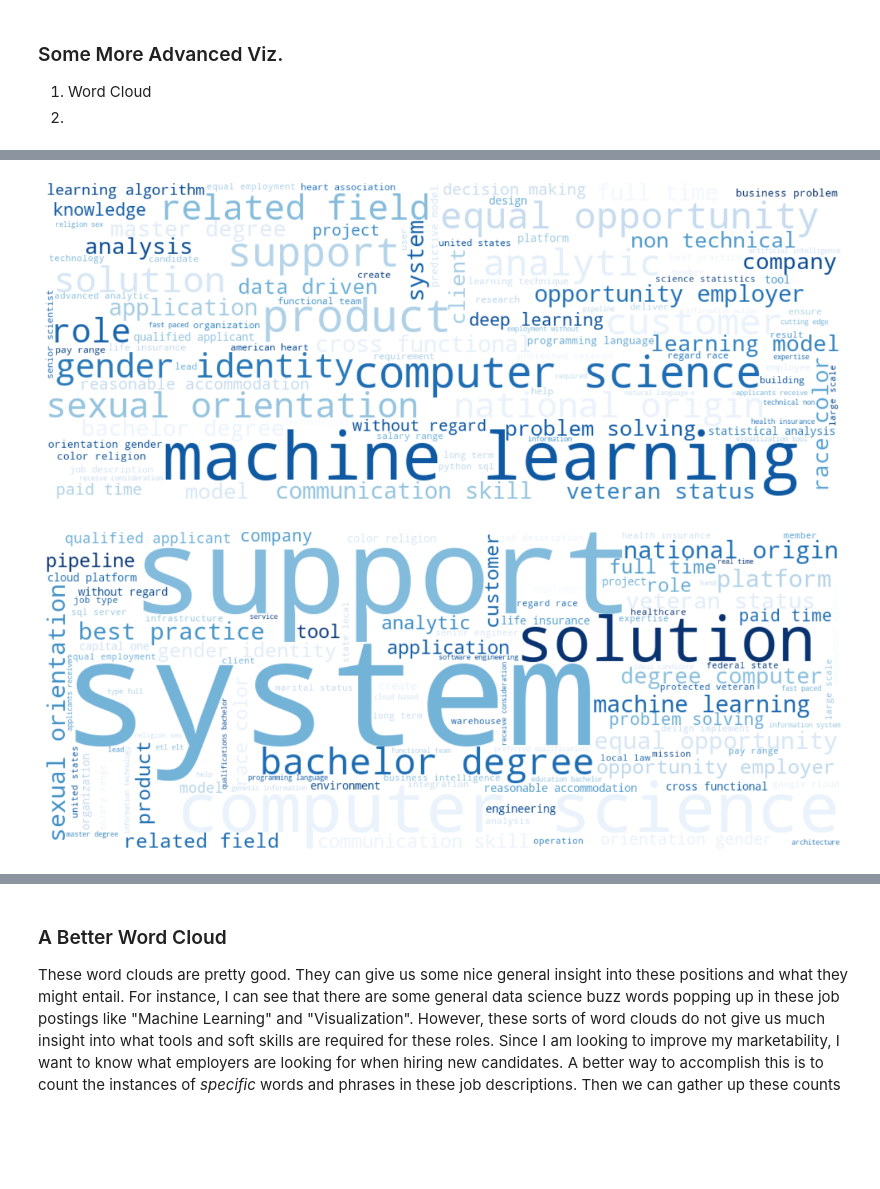
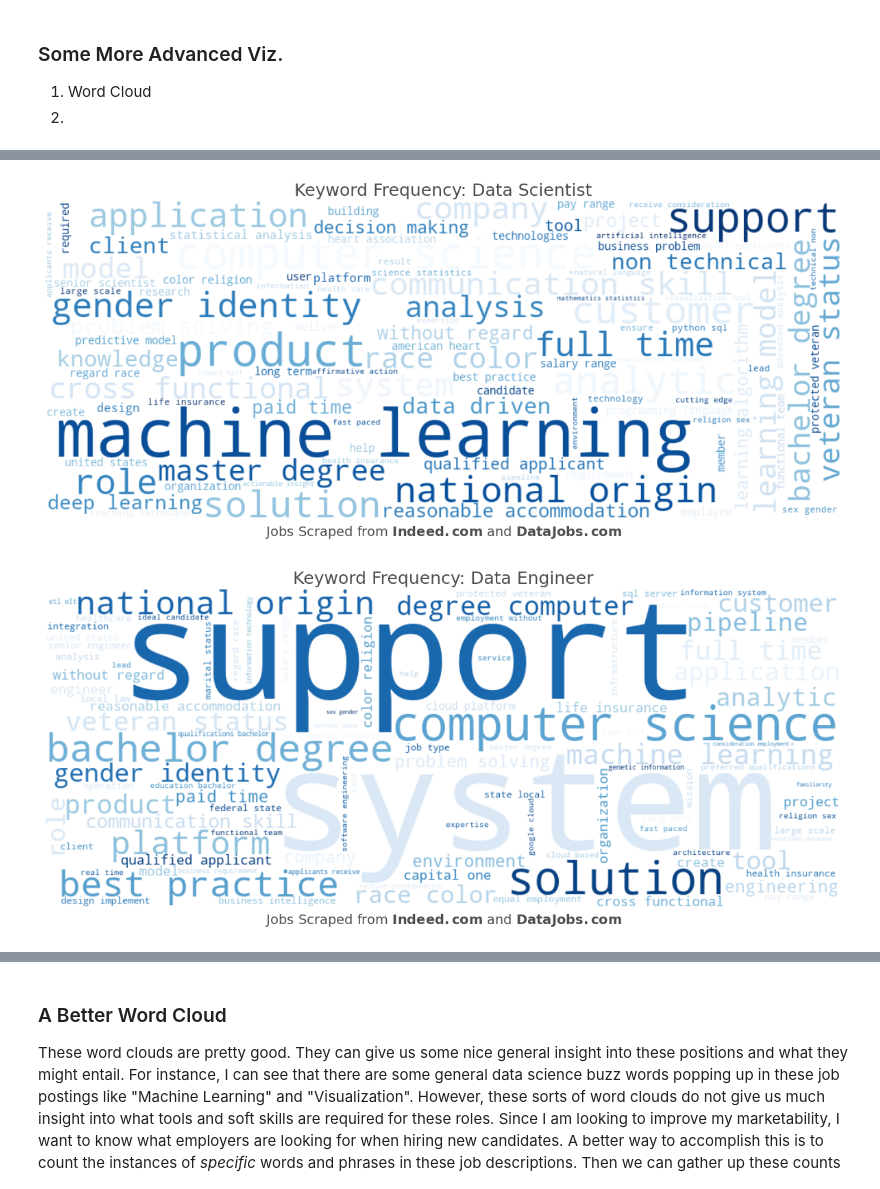
Before and after one commit to ColinB19/datajobswebscraper, a Jupyter notebook: Webscrape_DataJobs.ipynb, the cells around one changed output, grey strips where cells are left out. Drawn from its saved outputs; the diff is of its cells as text; code cells hidden in the pictures; blank space fills up the shorter version.

Commit message:
finalized cleaning up of the plots (for now, box plot could use some tuning)

```diff
--- a/Webscrape_DataJobs.ipynb
+++ b/Webscrape_DataJobs.ipynb
@@ -252,23 +270,18 @@ fig, ax = plt.subplots(1, figsize=(18, 14))
 # remove the axis box around the vis
 ax.axis('off')
 
-# set the font for the visualization to Helvetica
-# hfont = {'fontname':'Helvetica'}
+# add a title and annotation
+ax.set_title('Open Data Jobs by State', **title_kwargs);
+ax.annotate('Jobs Scraped from $\\bf{Indeed.com}$ and $\\bf{DataJobs.com}$', xy = (0.395,0.625) , xycoords='figure fraction',**subtitle_kwargs)
 
-# add a title and annotation
-ax.set_title('Open Data Jobs by State', size=18, color='#4f4e4e');
-ax.annotate('Jobs Scraped from $\\bf{Indeed.com}$ and $\\bf{DataJobs.com}$', xy = (0.395,0.625) , xycoords='figure fraction',
-                 color='#4f4e4e', fontsize=12, horizontalalignment='center')
-# plt.text(x=490, y=50, s='Jobs Scraped from $\\bf{Indeed.com}$ and $\\bf{DataJobs.com}$',
-#                  color='#4f4e4e', fontsize=12, horizontalalignment='center')
-# Create colorbar legend
+
 fig = ax.get_figure()
 # add colorbar axes to the figure
 # This will take some iterating to get it where you want it [l,b,w,h] right
 # l:left, b:bottom, w:width, h:height; in normalized unit (0-1)
 cbax = fig.add_axes([0.89, 0.32, 0.03, 0.31])
 
-cbax.set_title('Number\nof Jobs', size=15, color='#4f4e4e')
+cbax.set_title('Number\nof Jobs', **subtitle_kwargs)
 
 # add color scale
 sm = plt.cm.ScalarMappable(cmap=colormap, \
@@ -277,7 +290,7 @@ sm = plt.cm.ScalarMappable(cmap=colormap, \
 sm._A = []
 # comma_fmt = FuncFormatter(lambda x, p: format(x/100, '.0%'))
 fig.colorbar(sm, cax=cbax)
-tick_font_size = 16
+tick_font_size = 14
 cbax.tick_params(labelsize=tick_font_size)
 
 # annotate the data source, date of access, and hyperlink
@@ -543,22 +560,25 @@ stop_words.update([
     'sexual orientation',
     'dental',
     'vision',
-    'sexual orientation'
+    'equal opportunity',
+    'job description'
 ])
-
-buzz_word_counts2 = {kwd:0 for kwd in buzz_words}
 
 job_descriptions['desc_stop_rem'] = ''
 
 for idx, row in job_descriptions.iterrows():
-    word_tokens = re.sub(r'[^A-Za-z0-9-\+#]+', ' ', row['desc']).split()
-    job_descriptions.loc[idx, 'desc_stop_rem'] = ' '.join([w.lower() for w in word_tokens if not w.lower() in stop_words])
+    p1 = re.sub(r'[^A-Za-z0-9-\+#]+', ' ', row['desc']).lower()
+    for sw in stop_words:
+        p1 = p1.replace(f" {sw} ", " ")
+
+    job_descriptions.loc[idx, 'desc_stop_rem'] = p1
 # %%
 def create_word_cloud(job_type = '', savefig = False):
     if job_type != '':
         df = job_descriptions[job_descriptions['job_id'].isin(job_meta[job_meta.clean_title == job_type]['job_id'])]
     else:
         df = job_descriptions
+        job_type = 'All'
 
     wordcloud = WordCloud(background_color = 'white',
                           max_words = 100,
@@ -569,9 +589,14 @@ def create_word_cloud(job_type = '', savefig = False):
 
 
     f, ax = plt.subplots(figsize=(15,8))
+
+    ax.set_title(f'Keyword Frequency: {job_type}', **title_kwargs);
+    plt.text(x=500, y=420, s='Jobs Scraped from $\\bf{Indeed.com}$ and $\\bf{DataJobs.com}$', **subtitle_kwargs)
+
+
     # Display the generated image:
     ax.imshow(wordcloud, interpolation='bilinear')
     ax.axis("off")
 
     if savefig:
-        pass
+        plt.savefig(f'FIGS/wc_{job_type.replace(' ','_')}.png');
@@ -583,11 +607,9 @@ plt.savefig('FIGS/wc_all.png');
 # %%
-create_word_cloud(job_type='Data Scientist')
-plt.savefig('FIGS/wc_ds.png');
+create_word_cloud(job_type='Data Scientist', savefig=True)
 # %% [output]
-[figure, old version]
+[figure, new version]
 # %%
-create_word_cloud(job_type='Data Engineer')
-plt.savefig('FIGS/wc_de.png');
+create_word_cloud(job_type='Data Engineer', savefig=True)
 # %% [output]
-[figure, old version]
+[figure, new version]
 # %%
```
Also changed, not shown: parts of 14 cells of this notebook.
